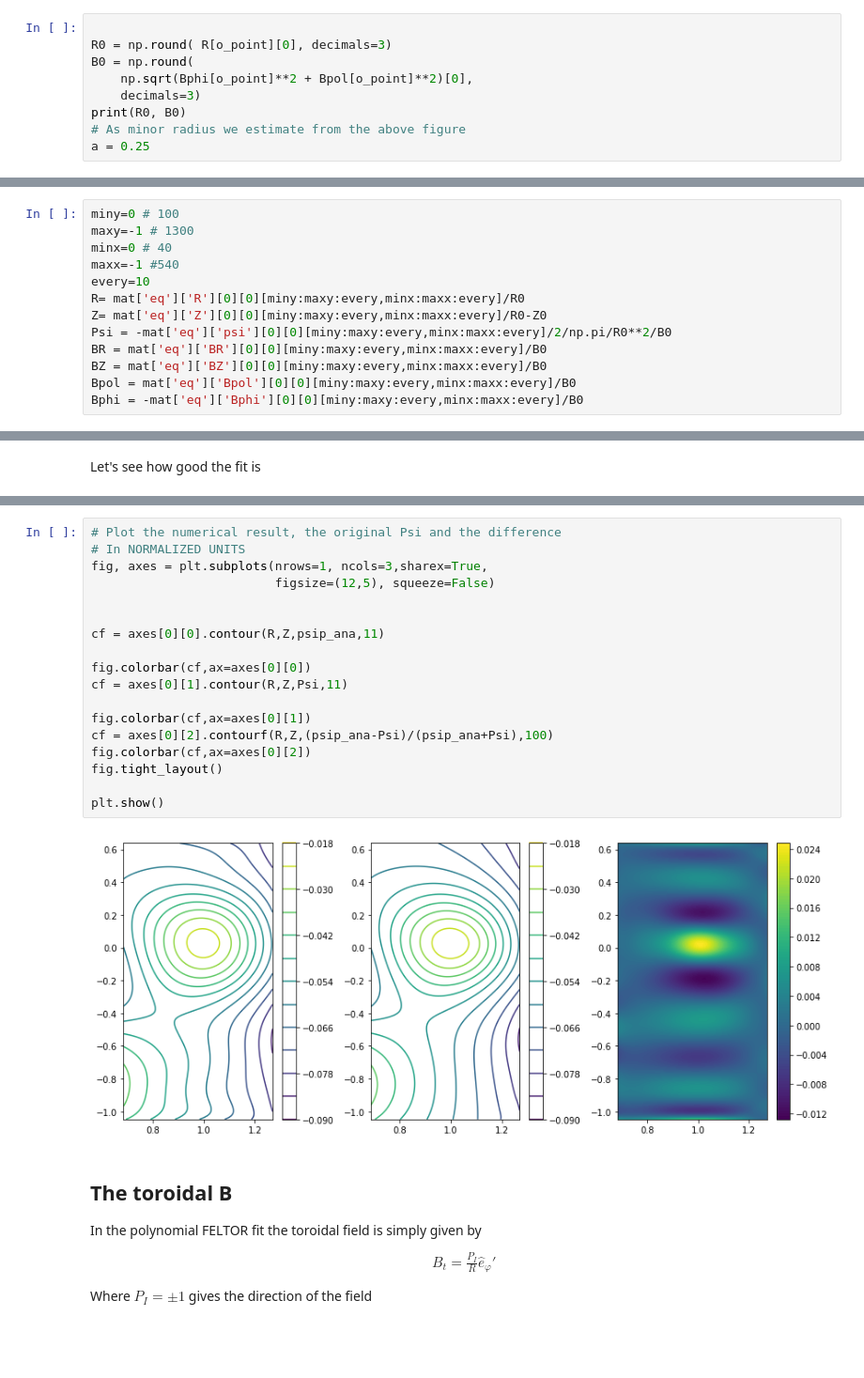
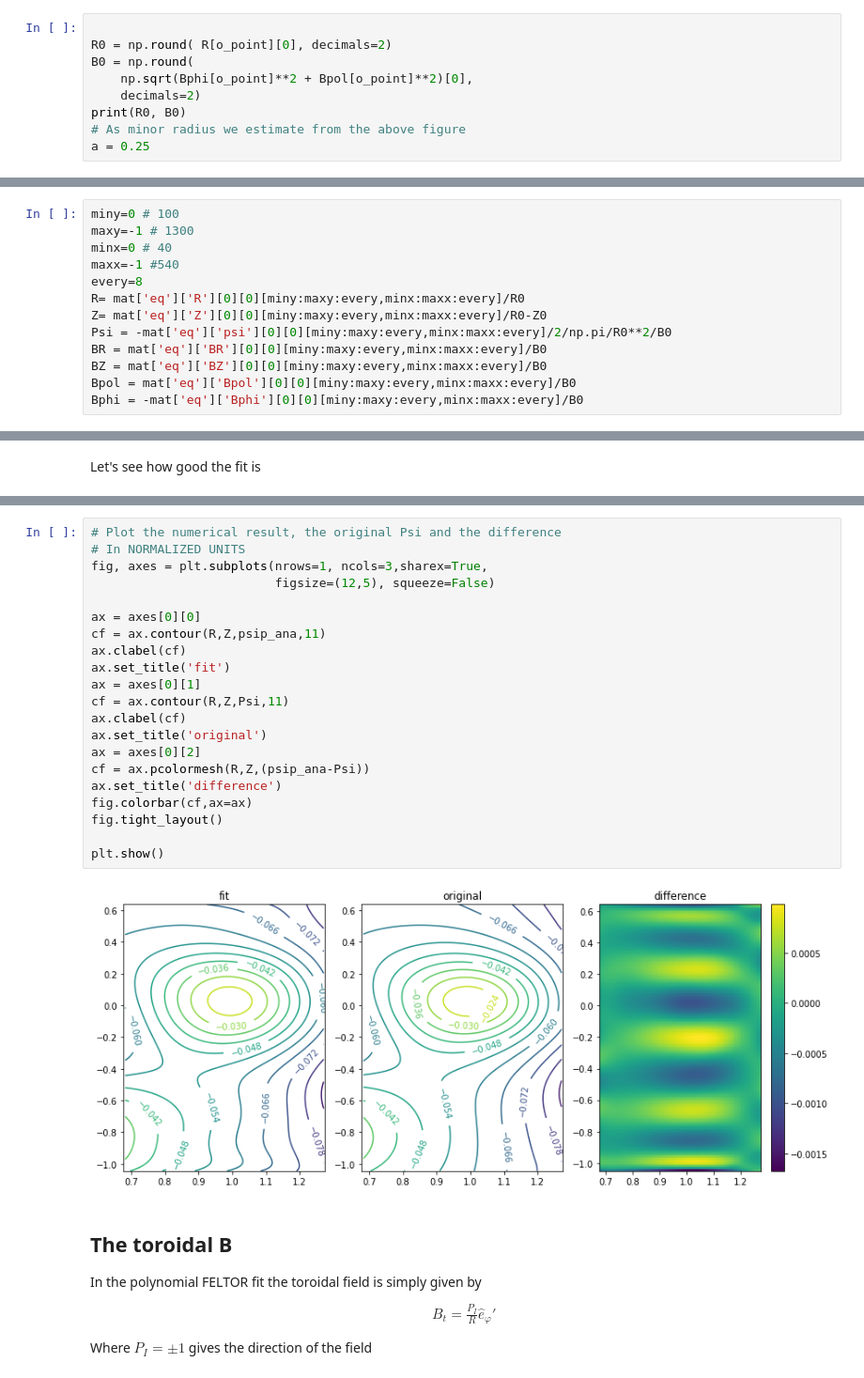
Before and after one commit to feltor-dev/magneticfielddb, a Jupyter notebook: polynomial_fit.ipynb, the cells around one changed output, grey strips where cells are left out. Shown at 94% size. Cells and saved outputs as stored; diff of their text form; blank space fills up the shorter version.

```diff
--- a/polynomial_fit.ipynb
+++ b/polynomial_fit.ipynb
@@ -134,10 +152,10 @@ fit uses
  values are not important
 # %%
 
-R0 = np.round( R[o_point][0], decimals=3)
+R0 = np.round( R[o_point][0], decimals=2)
 B0 = np.round(
     np.sqrt(Bphi[o_point]**2 + Bpol[o_point]**2)[0],
-    decimals=3)
+    decimals=2)
 print(R0, B0)
 # As minor radius we estimate from the above figure
 a = 0.25
@@ -192,7 +210,7 @@ miny=0 # 100
 maxy=-1 # 1300
 minx=0 # 40
 maxx=-1 #540
-every=10
+every=8
 R= mat['eq']['R'][0][0][miny:maxy:every,minx:maxx:every]/R0
 Z= mat['eq']['Z'][0][0][miny:maxy:every,minx:maxx:every]/R0-Z0
 Psi = -mat['eq']['psi'][0][0][miny:maxy:every,minx:maxx:every]/2/np.pi/R0**2/B0
@@ -273,23 +288,26 @@ Relative Error in Psi is       0.00037749040411477666
 # %%
 # Plot the numerical result, the original Psi and the difference
 # In NORMALIZED UNITS
 fig, axes = plt.subplots(nrows=1, ncols=3,sharex=True,
                          figsize=(12,5), squeeze=False)
 
-
-cf = axes[0][0].contour(R,Z,psip_ana,11)
-
-fig.colorbar(cf,ax=axes[0][0])
-cf = axes[0][1].contour(R,Z,Psi,11)
-
-fig.colorbar(cf,ax=axes[0][1])
-cf = axes[0][2].contourf(R,Z,(psip_ana-Psi)/(psip_ana+Psi),100)
-fig.colorbar(cf,ax=axes[0][2])
+ax = axes[0][0]
+cf = ax.contour(R,Z,psip_ana,11)
+ax.clabel(cf)
+ax.set_title('fit')
+ax = axes[0][1]
+cf = ax.contour(R,Z,Psi,11)
+ax.clabel(cf)
+ax.set_title('original')
+ax = axes[0][2]
+cf = ax.pcolormesh(R,Z,(psip_ana-Psi))
+ax.set_title('difference')
+fig.colorbar(cf,ax=ax)
 fig.tight_layout()
 
 plt.show()
 # %% [output]
-[figure, old version]
+[figure, new version]
 # %% [markdown]
 ## The toroidal B
 In the polynomial FELTOR fit the toroidal field is simply given by
```
Also changed, not shown: parts of 20 cells of this notebook.
